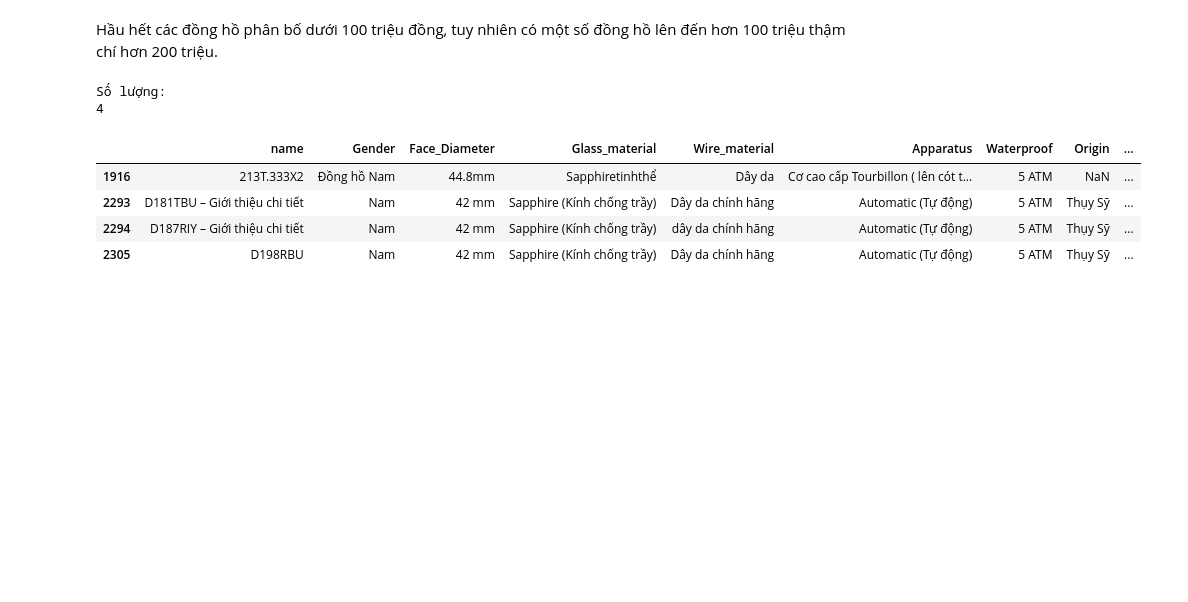
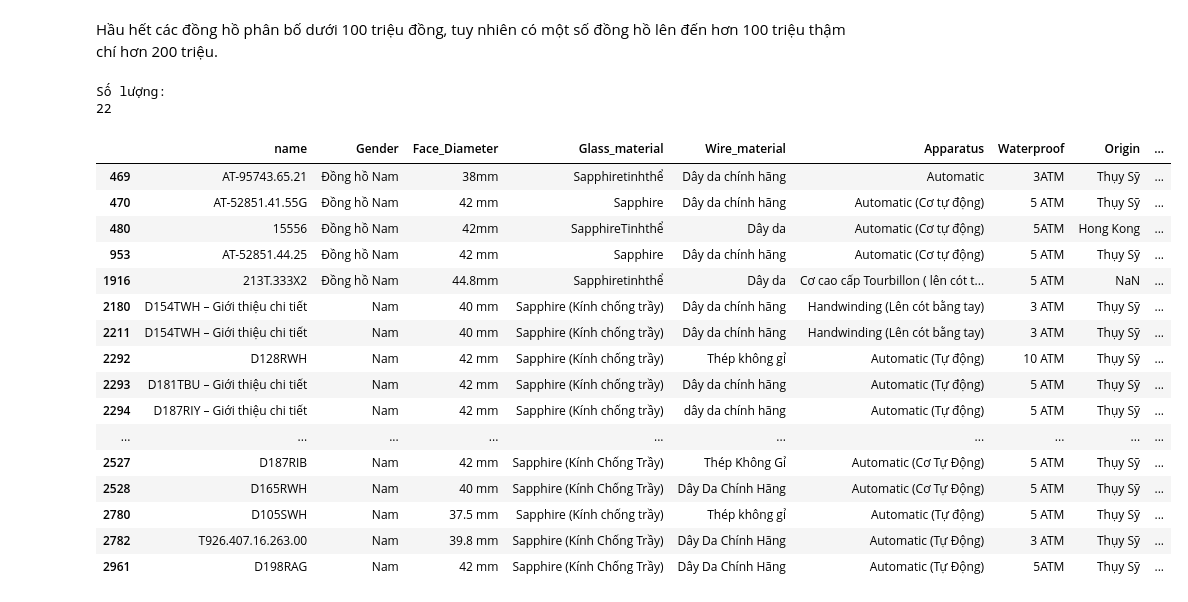
Before and after one commit to huybui2107/KHDL, a Jupyter notebook: KHDL_CK/EDA.ipynb, the cells around one changed output. Saved outputs shown, nothing was run; the diff lists cells and outputs as text; code cells hidden in the pictures; blank space fills up the shorter version.

```diff
--- a/KHDL_CK/EDA.ipynb
+++ b/KHDL_CK/EDA.ipynb
@@ -217,15 +212,27 @@ plt.show()
 # %% [markdown]
 Hầu hết các đồng hồ phân bố dưới 100 triệu đồng, tuy nhiên có một số đồng hồ lên đến hơn 100 triệu thậm chí hơn 200 triệu.
 # %%
-HighPriceWatch=data[data["Price"]>150000]
+HighPriceWatch=data[data["Price"]>100000]
 print("Số lượng:")
 print(len(HighPriceWatch))
 HighPriceWatch
 # %% [output]
 Số lượng:
-4
+22
 |  | name | Gender | Face_Diameter | Glass_material | Wire_material | Apparatus | Waterproof | Origin | ... |
+| 469 | AT-95743.65.21 | Đồng hồ Nam | 38mm | Sapphiretinhthể | Dây da chính hãng | Automatic | 3ATM | Thụy Sỹ | ... |
+| 470 | AT-52851.41.55G | Đồng hồ Nam | 42 mm | Sapphire | Dây da chính hãng | Automatic (Cơ tự động) | 5 ATM | Thụy Sỹ | ... |
+| 480 | 15556 | Đồng hồ Nam | 42mm | SapphireTinhthể | Dây da | Automatic (Cơ tự động) | 5ATM | Hong Kong | ... |
+| 953 | AT-52851.44.25 | Đồng hồ Nam | 42 mm | Sapphire | Dây da chính hãng | Automatic (Cơ tự động) | 5 ATM | Thụy Sỹ | ... |
 | 1916 | 213T.333X2 | Đồng hồ Nam | 44.8mm | Sapphiretinhthể | Dây da | Cơ cao cấp Tourbillon ( lên cót t... | 5 ATM | NaN | ... |
+| 2180 | D154TWH – Giới thiệu chi tiết | Nam | 40 mm | Sapphire (Kính chống trầy) | Dây da chính hãng | Handwinding (Lên cót bằng tay) | 3 ATM | Thụy Sỹ | ... |
+| 2211 | D154TWH – Giới thiệu chi tiết | Nam | 40 mm | Sapphire (Kính chống trầy) | Dây da chính hãng | Handwinding (Lên cót bằng tay) | 3 ATM | Thụy Sỹ | ... |
+| 2292 | D128RWH | Nam | 42 mm | Sapphire (Kính chống trầy) | Thép không gỉ | Automatic (Tự động) | 10 ATM | Thụy Sỹ | ... |
 | 2293 | D181TBU – Giới thiệu chi tiết | Nam | 42 mm | Sapphire (Kính chống trầy) | Dây da chính hãng | Automatic (Tự động) | 5 ATM | Thụy Sỹ | ... |
 | 2294 | D187RIY – Giới thiệu chi tiết | Nam | 42 mm | Sapphire (Kính chống trầy) | dây da chính hãng | Automatic (Tự động) | 5 ATM | Thụy Sỹ | ... |
-| 2305 | D198RBU | Nam | 42 mm | Sapphire (Kính chống trầy) | Dây da chính hãng | Automatic (Tự động) | 5 ATM | Thụy Sỹ | ... |
+| ... | ... | ... | ... | ... | ... | ... | ... | ... | ... |
+| 2527 | D187RIB | Nam | 42 mm | Sapphire (Kính Chống Trầy) | Thép Không Gỉ | Automatic (Cơ Tự Động) | 5 ATM | Thụy Sỹ | ... |
+| 2528 | D165RWH | Nam | 40 mm | Sapphire (Kính Chống Trầy) | Dây Da Chính Hãng | Automatic (Cơ Tự Động) | 5 ATM | Thụy Sỹ | ... |
+| 2780 | D105SWH | Nam | 37.5 mm | Sapphire (Kính chống trầy) | Thép không gỉ | Automatic (Tự động) | 5 ATM | Thụy Sỹ | ... |
+| 2782 | T926.407.16.263.00 | Nam | 39.8 mm | Sapphire (Kính Chống Trầy) | Dây Da Chính Hãng | Automatic (Tự Động) | 3 ATM | Thụy Sỹ | ... |
+| 2961 | D198RAG | Nam | 42 mm | Sapphire (Kính Chống Trầy) | Dây Da Chính Hãng | Automatic (Tự Động) | 5ATM | Thụy Sỹ | ... |
```
Also changed, not shown: parts of 7 cells of this notebook.
